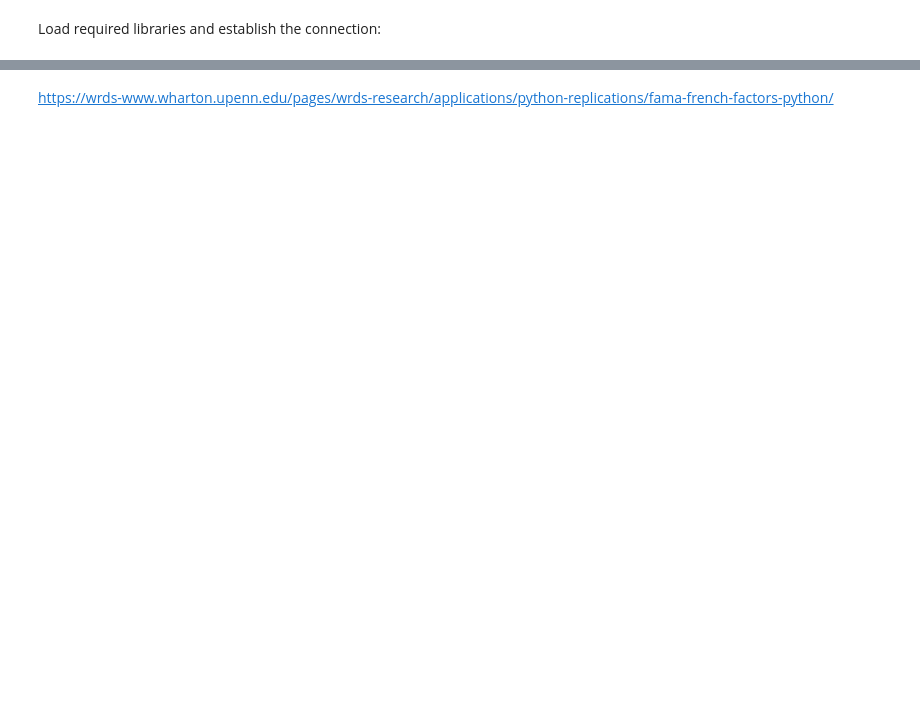
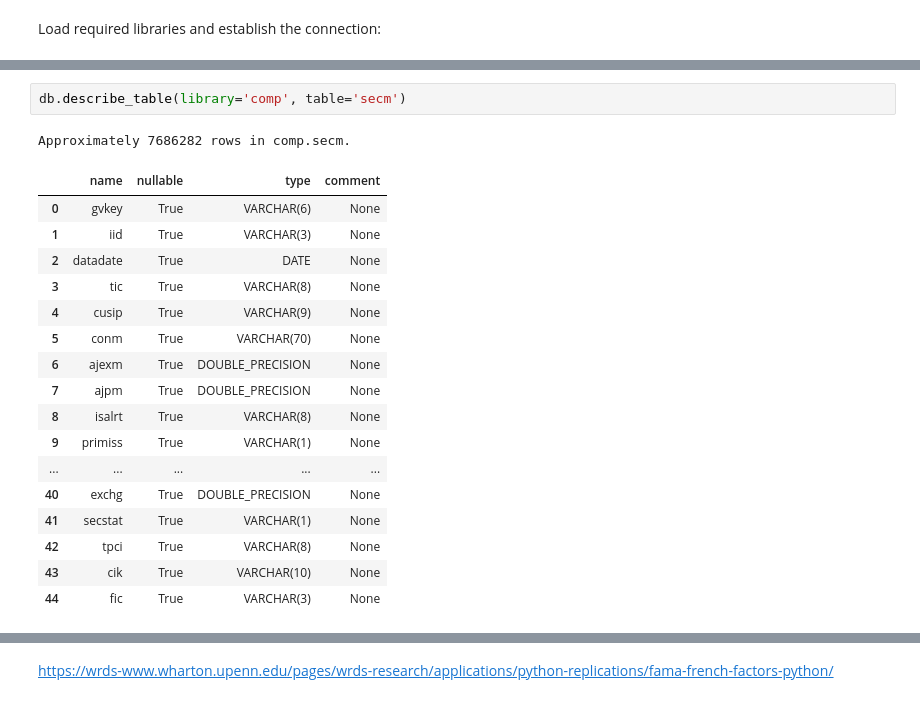
Before and after one commit to VitaliAlexeev/wrds, a Jupyter notebook: Data - WRDS.ipynb, the cells around one changed output, grey strips where cells are left out. Cells and saved outputs as stored; diff of their text form; blank space fills up the shorter version.

```diff
--- a/Data - WRDS.ipynb
+++ b/Data - WRDS.ipynb
@@ -186,0 +230,21 @@ crsp_m
+# %%
+db.describe_table(library='comp', table='secm')
+# %% [output]
+Approximately 7686282 rows in comp.secm.
+|  | name | nullable | type | comment |
+| 0 | gvkey | True | VARCHAR(6) | None |
+| 1 | iid | True | VARCHAR(3) | None |
+| 2 | datadate | True | DATE | None |
+| 3 | tic | True | VARCHAR(8) | None |
+| 4 | cusip | True | VARCHAR(9) | None |
+| 5 | conm | True | VARCHAR(70) | None |
+| 6 | ajexm | True | DOUBLE_PRECISION | None |
+| 7 | ajpm | True | DOUBLE_PRECISION | None |
+| 8 | isalrt | True | VARCHAR(8) | None |
+| 9 | primiss | True | VARCHAR(1) | None |
+| ... | ... | ... | ... | ... |
+| 40 | exchg | True | DOUBLE_PRECISION | None |
+| 41 | secstat | True | VARCHAR(1) | None |
+| 42 | tpci | True | VARCHAR(8) | None |
+| 43 | cik | True | VARCHAR(10) | None |
+| 44 | fic | True | VARCHAR(3) | None |
```
Also changed, not shown: parts of 34 cells of this notebook.
